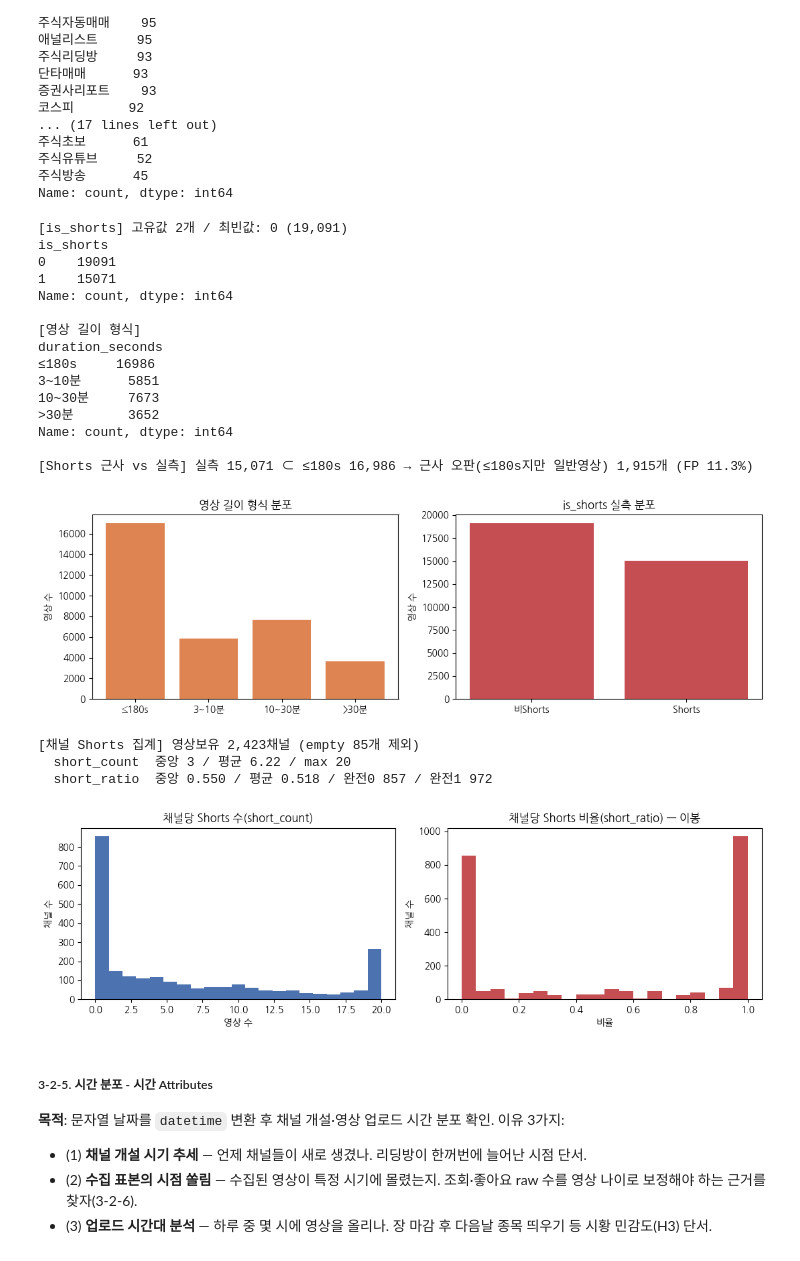
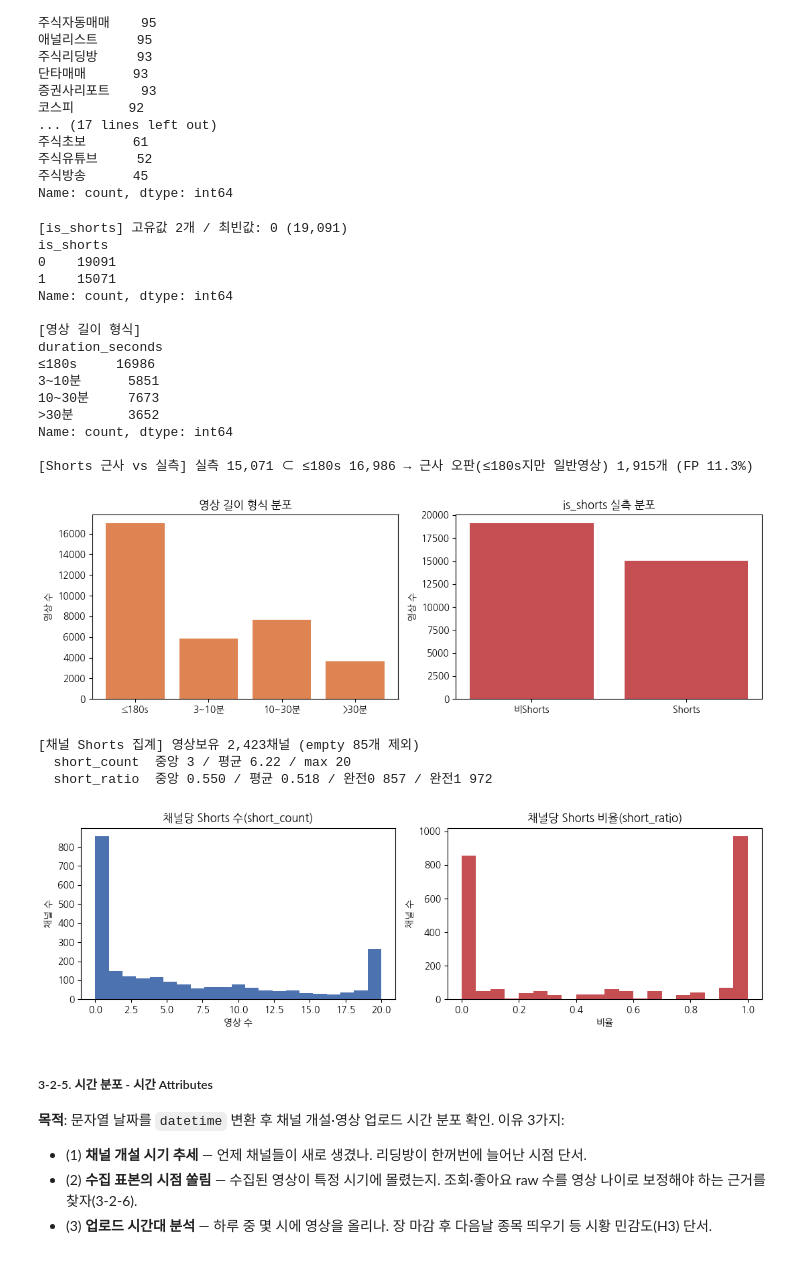
Before and after one commit to songyaeji/StockGuard_for_YouTube, a Jupyter notebook: notebooks/preprocessing.ipynb, the cells around one changed output. Cells and saved outputs as stored; diff of their text form; code cells hidden in the pictures.

```diff
--- a/notebooks/preprocessing.ipynb
+++ b/notebooks/preprocessing.ipynb
@@ -526,35 +531,35 @@ ch_short['short_ratio'] = ch_short['short_count'] / ch_short['video_count']
 print(f'\n[채널 Shorts 집계] 영상보유 {len(ch_short):,}채널 (empty {df_channels.shape[0]-len(ch_short)}개 제외)')
 print(f"  short_count  중앙 {ch_short['short_count'].median():.0f} / 평균 {ch_short['short_count'].mean():.2f} / max {ch_short['short_count'].max()}")
 print(f"  short_ratio  중앙 {ch_short['short_ratio'].median():.3f} / 평균 {ch_short['short_ratio'].mean():.3f}"
       f" / 완전0 {int((ch_short['short_ratio']==0).sum())} / 완전1 {int((ch_short['short_ratio']==1).sum())}")
 
 fig3, ax3 = plt.subplots(1, 2, figsize=(11, 3.5))
 ax3[0].hist(ch_short['short_count'], bins=21, color='#4c72b0')
 ax3[0].set_title('채널당 Shorts 수(short_count)'); ax3[0].set_xlabel('영상 수'); ax3[0].set_ylabel('채널 수')
 ax3[1].hist(ch_short['short_ratio'], bins=20, color='#c44e52')
-ax3[1].set_title('채널당 Shorts 비율(short_ratio) — 이봉'); ax3[1].set_xlabel('비율'); ax3[1].set_ylabel('채널 수')
+ax3[1].set_title('채널당 Shorts 비율(short_ratio)'); ax3[1].set_xlabel('비율'); ax3[1].set_ylabel('채널 수')
 plt.tight_layout(); plt.show()
 # %% [output]
 [is_shorts] 고유값 2개 / 최빈값: 0 (19,091)
 is_shorts
 0    19091
 1    15071
 Name: count, dtype: int64
 
 [영상 길이 형식]
 duration_seconds
 ≤180s     16986
 3~10분      5851
 10~30분     7673
 >30분       3652
 Name: count, dtype: int64
 
 [Shorts 근사 vs 실측] 실측 15,071 ⊂ ≤180s 16,986 → 근사 오판(≤180s지만 일반영상) 1,915개 (FP 11.3%)
 [figure]
 [채널 Shorts 집계] 영상보유 2,423채널 (empty 85개 제외)
   short_count  중앙 3 / 평균 6.22 / max 20
   short_ratio  중앙 0.550 / 평균 0.518 / 완전0 857 / 완전1 972
-[figure, old version]
+[figure, new version]
 # %% [markdown]
 ##### 3-2-5. 시간 분포 - 시간 Attributes
 **목적**: 문자열 날짜를 `datetime` 변환 후 채널 개설·영상 업로드 시간 분포 확인. 이유 3가지:
```
Also changed, not shown: parts of 34 cells of this notebook, 2 other files.
